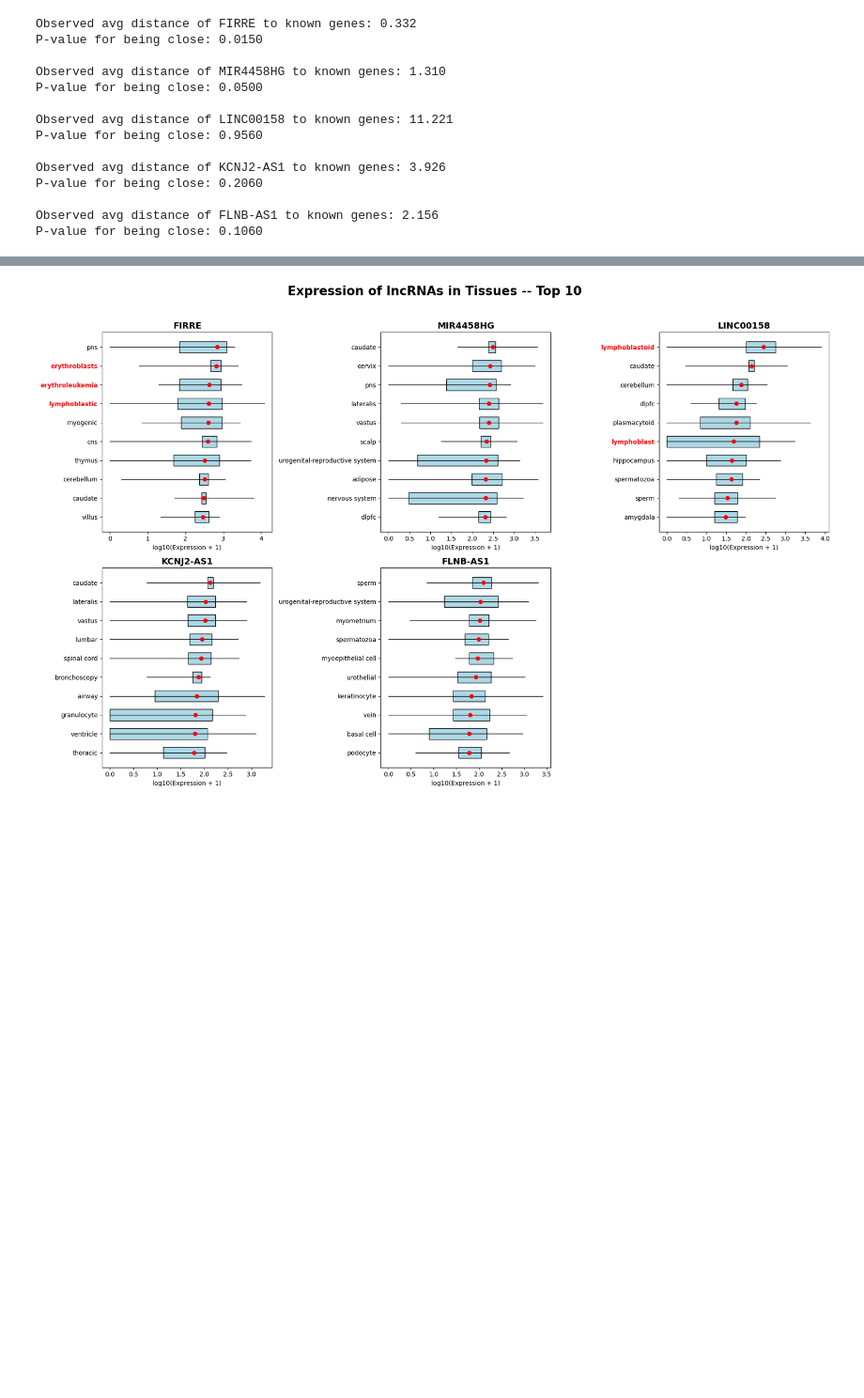
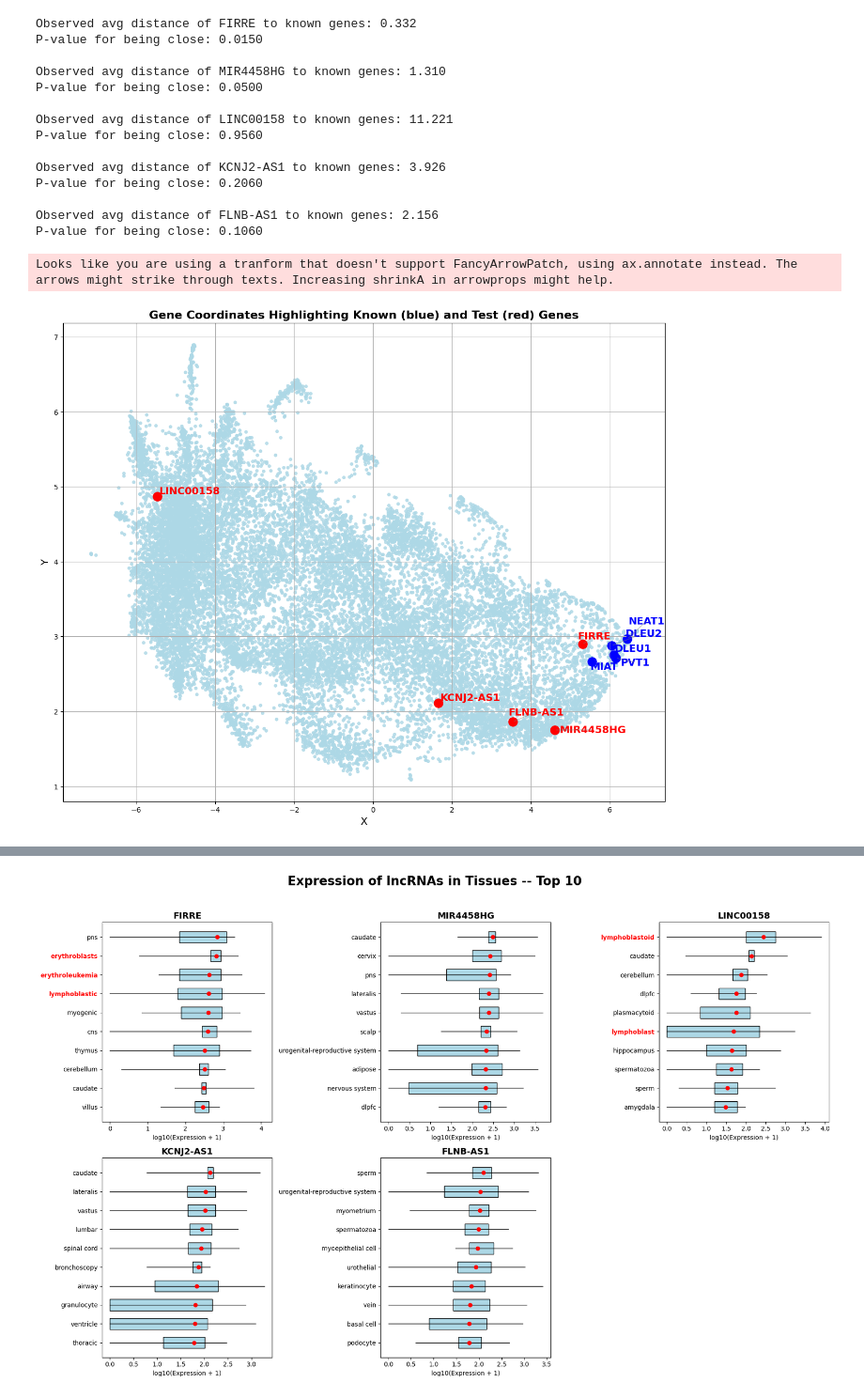
Before and after one commit to BiodataAnalysisGroup/lncAPNet, a Jupyter notebook: Pilot_1_CLL/notebooks/Post-hoc_Analysis/lncHUB2_analyses.ipynb, the cells around one changed output, grey strips where cells are left out. Shown at 94% size. Drawn from its saved outputs; the diff is of its cells as text; code cells hidden in the pictures; blank space fills up the shorter version.

```diff
--- a/Pilot_1_CLL/notebooks/Post-hoc_Analysis/lncHUB2_analyses.ipynb
+++ b/Pilot_1_CLL/notebooks/Post-hoc_Analysis/lncHUB2_analyses.ipynb
@@ -89,6 +89,74 @@ P-value for being close: 0.2060
 
 Observed avg distance of FLNB-AS1 to known genes: 2.156
 P-value for being close: 0.1060
+# %%
+import pandas as pd
+import matplotlib.pyplot as plt
+from adjustText import adjust_text
+
+# --- Prepare dataframe ---
+df = df.rename(columns={"Unnamed: 0": "gene"})
+
+# --- Gene sets ---
+known_genes = ["DLEU1", "DLEU2", "MIAT", "NEAT1", "PVT1"]
+test_genes = ["FIRRE", "MIR4458HG", "LINC00158", "KCNJ2-AS1", "FLNB-AS1"]
+
+highlight_genes = known_genes + test_genes
+
+# --- Basic scatter plot ---
+plt.figure(figsize=(15, 12))
+plt.scatter(df['x'], df['y'], color='lightblue', alpha=0.8, s=15)  # slightly bigger background
+
+texts = []
+
+# --- Highlight known genes (blue) ---
+for _, row in df.iterrows():
+    if row['gene'] in known_genes:
+        plt.scatter(row['x'], row['y'], color='blue', s=150)  # bigger points
+        texts.append(
+            plt.text(
+                row['x'], row['y'], row['gene'],
+                fontsize=14, fontweight='bold', color='blue'
+            )
+        )
+
+# --- Highlight test genes (red) ---
+for _, row in df.iterrows():
+    if row['gene'] in test_genes:
+        plt.scatter(row['x'], row['y'], color='red', s=150)  # bigger points
+        texts.append(
+            plt.text(
+                row['x'], row['y'], row['gene'],
+                fontsize=14, fontweight='bold', color='red'
+            )
+        )
+
+# --- Automatically adjust text to avoid overlap ---
+adjust_text(
+    texts,
+    arrowprops=dict(arrowstyle='-', color='gray', alpha=0.5),
+    expand_points=(2, 2),   # more padding around points
+    expand_text=(2, 2),     # more padding around labels
+    force_points=1.5,       # stronger repulsion from points
+    force_text=1.5,         # stronger repulsion between texts
+    lim=200                 # more iterations for adjustment
+)
+
+# --- Labels and formatting ---
+plt.xlabel('X', fontsize=14)
+plt.ylabel('Y', fontsize=14)
+plt.title(
+    'Gene Coordinates Highlighting Known (blue) and Test (red) Genes',
+    fontsize=16, fontweight='bold'
+)
+plt.grid(True)
+
+# --- Save and show ---
+plt.savefig("../../figures/lncRNAs_umap.png", dpi=300, bbox_inches="tight")
+plt.show()
+# %% [output]
+Looks like you are using a tranform that doesn't support FancyArrowPatch, using ax.annotate instead. The arrows might strike through texts. Increasing shrinkA in arrowprops might help.
+[figure, added]
 # %%
 import pandas as pd
 import matplotlib.pyplot as plt
```
Also changed, not shown: parts of 1 cell of this notebook, 31 other files.
